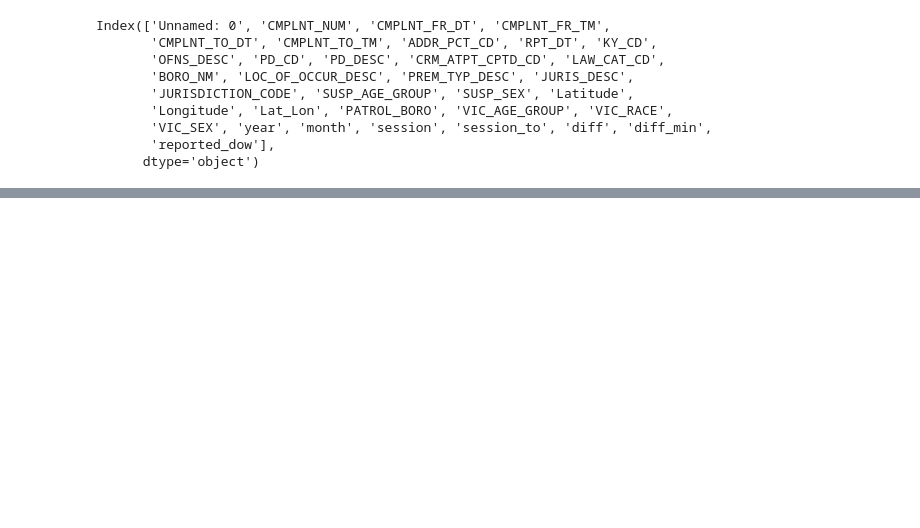
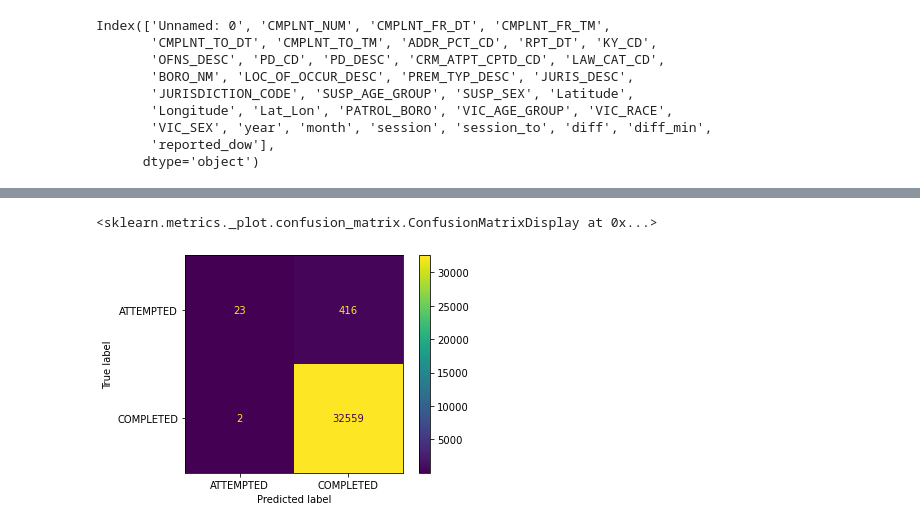
Before and after one commit to daniellejenkins17/Crimes_NYC_Binary_Classification, a Jupyter notebook: MC_Pipeline.ipynb, the cells around one changed output, grey strips where cells are left out. Saved outputs shown, nothing was run; the diff lists cells and outputs as text; code cells hidden in the pictures; blank space fills up the shorter version.

```diff
--- a/MC_Pipeline.ipynb
+++ b/MC_Pipeline.ipynb
@@ -235,0 +263,20 @@ plot_confusion_matrix(final_pipe, X_test, y_test)
+# %%
+# Random Forest Classifier with SMOTE
+
+numeric_pipeline = Pipeline([('numnorm', StandardScaler())])
+
+nominal_pipeline = Pipeline([
+    ('onehotenc', OneHotEncoder(sparse = False, handle_unknown = 'ignore')),
+    ('onehotnorm', MaxAbsScaler())])
+
+
+ct = ColumnTransformer([
+     ("nominalpipe", nominal_pipeline, categorical),
+     ("numpipe", numeric_pipeline, numerical)])
+
+
+
+RF_pipe_SMOTE = Pipeline([('preprocess', ct), ('model', SMOTE()
+                       RandomForestClassifier())])  #where you change the model
+
+RF_pipe_SMOTE
@@ -235,0 +285,3 @@ plot_confusion_matrix(final_pipe, X_test, y_test)
+# %%
+RF_pipe_SMOTE.fit(X_train,y_train)
+RF_pipe_SMOTE.score(X_test,y_test)
@@ -235,0 +302,5 @@ plot_confusion_matrix(final_pipe, X_test, y_test)
+# %%
+plot_confusion_matrix(RF_pipe_SMOTE, X_test, y_test)
+# %% [output]
+<sklearn.metrics._plot.confusion_matrix.ConfusionMatrixDisplay at 0x...>
+[figure, added]
```
Also changed, not shown: parts of 43 cells of this notebook.
